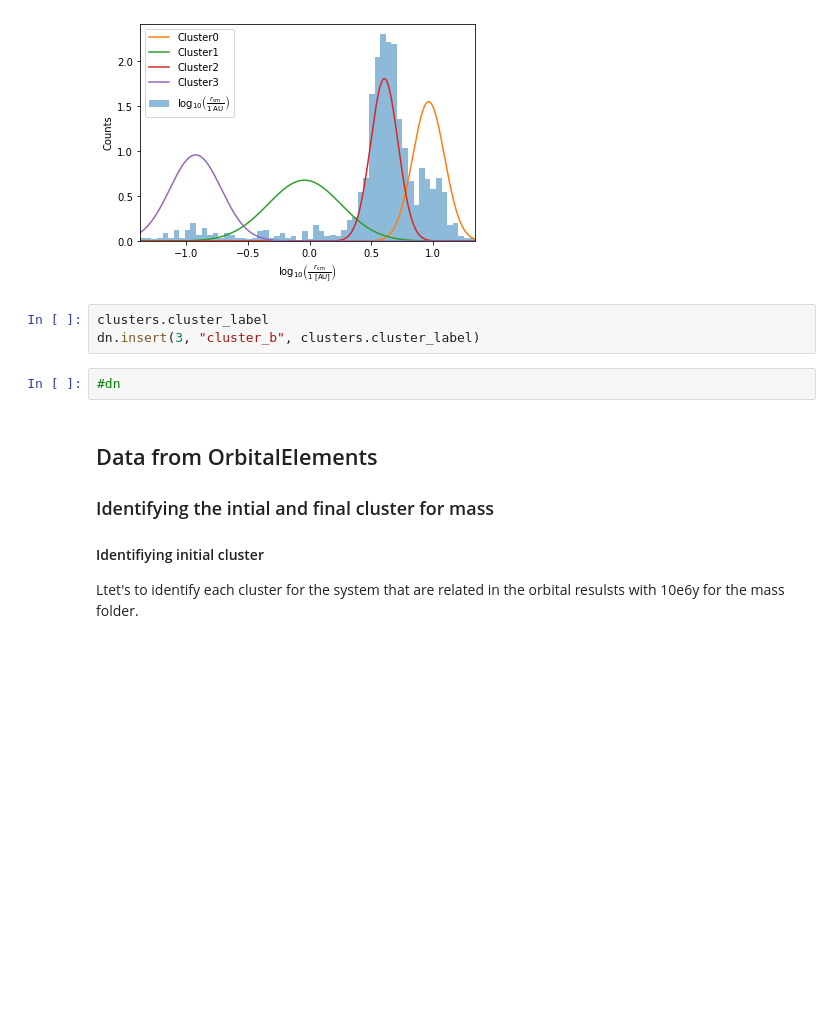
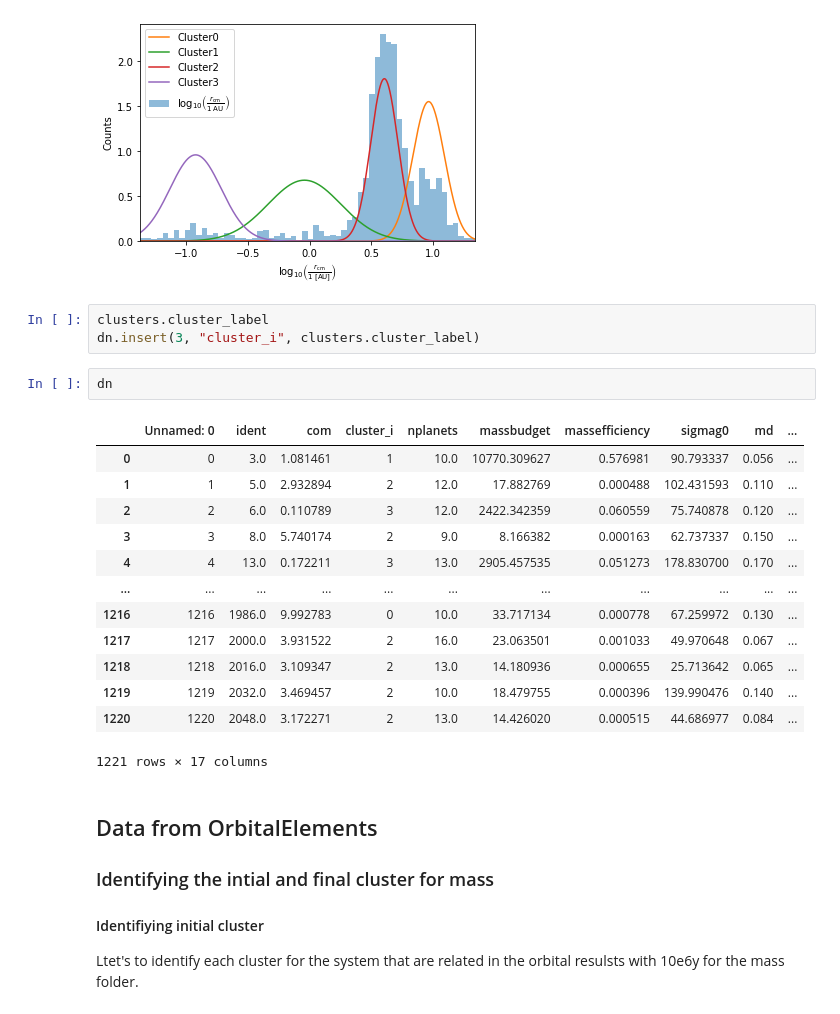
Before and after one commit to fjbautistas/GMM_sim, a Jupyter notebook: GMM_Cluster_sim.ipynb, the cells around one changed output. Drawn from its saved outputs; the diff is of its cells as text; blank space fills up the shorter version.

```diff
--- a/GMM_Cluster_sim.ipynb
+++ b/GMM_Cluster_sim.ipynb
@@ -207,9 +207,23 @@ clusters = clusters_plot2(dn["com"],4)
 [figure]
 # %%
 clusters.cluster_label
-dn.insert(3, "cluster_b", clusters.cluster_label)
+dn.insert(3, "cluster_i", clusters.cluster_label)
-# %%
-#dn
+# %%
+dn
+# %% [output]
+|  | Unnamed: 0 | ident | com | cluster_i | nplanets | massbudget | massefficiency | sigmag0 | md | ... |
+| 0 | 0 | 3.0 | 1.081461 | 1 | 10.0 | 10770.309627 | 0.576981 | 90.793337 | 0.056 | ... |
+| 1 | 1 | 5.0 | 2.932894 | 2 | 12.0 | 17.882769 | 0.000488 | 102.431593 | 0.110 | ... |
+| 2 | 2 | 6.0 | 0.110789 | 3 | 12.0 | 2422.342359 | 0.060559 | 75.740878 | 0.120 | ... |
+| 3 | 3 | 8.0 | 5.740174 | 2 | 9.0 | 8.166382 | 0.000163 | 62.737337 | 0.150 | ... |
+| 4 | 4 | 13.0 | 0.172211 | 3 | 13.0 | 2905.457535 | 0.051273 | 178.830700 | 0.170 | ... |
+| ... | ... | ... | ... | ... | ... | ... | ... | ... | ... | ... |
+| 1216 | 1216 | 1986.0 | 9.992783 | 0 | 10.0 | 33.717134 | 0.000778 | 67.259972 | 0.130 | ... |
+| 1217 | 1217 | 2000.0 | 3.931522 | 2 | 16.0 | 23.063501 | 0.001033 | 49.970648 | 0.067 | ... |
+| 1218 | 1218 | 2016.0 | 3.109347 | 2 | 13.0 | 14.180936 | 0.000655 | 25.713642 | 0.065 | ... |
+| 1219 | 1219 | 2032.0 | 3.469457 | 2 | 10.0 | 18.479755 | 0.000396 | 139.990476 | 0.140 | ... |
+| 1220 | 1220 | 2048.0 | 3.172271 | 2 | 13.0 | 14.426020 | 0.000515 | 44.686977 | 0.084 | ... |
+1221 rows × 17 columns
 # %% [markdown]
 ## Data from OrbitalElements
 
```
Also changed, not shown: parts of 30 cells of this notebook.
